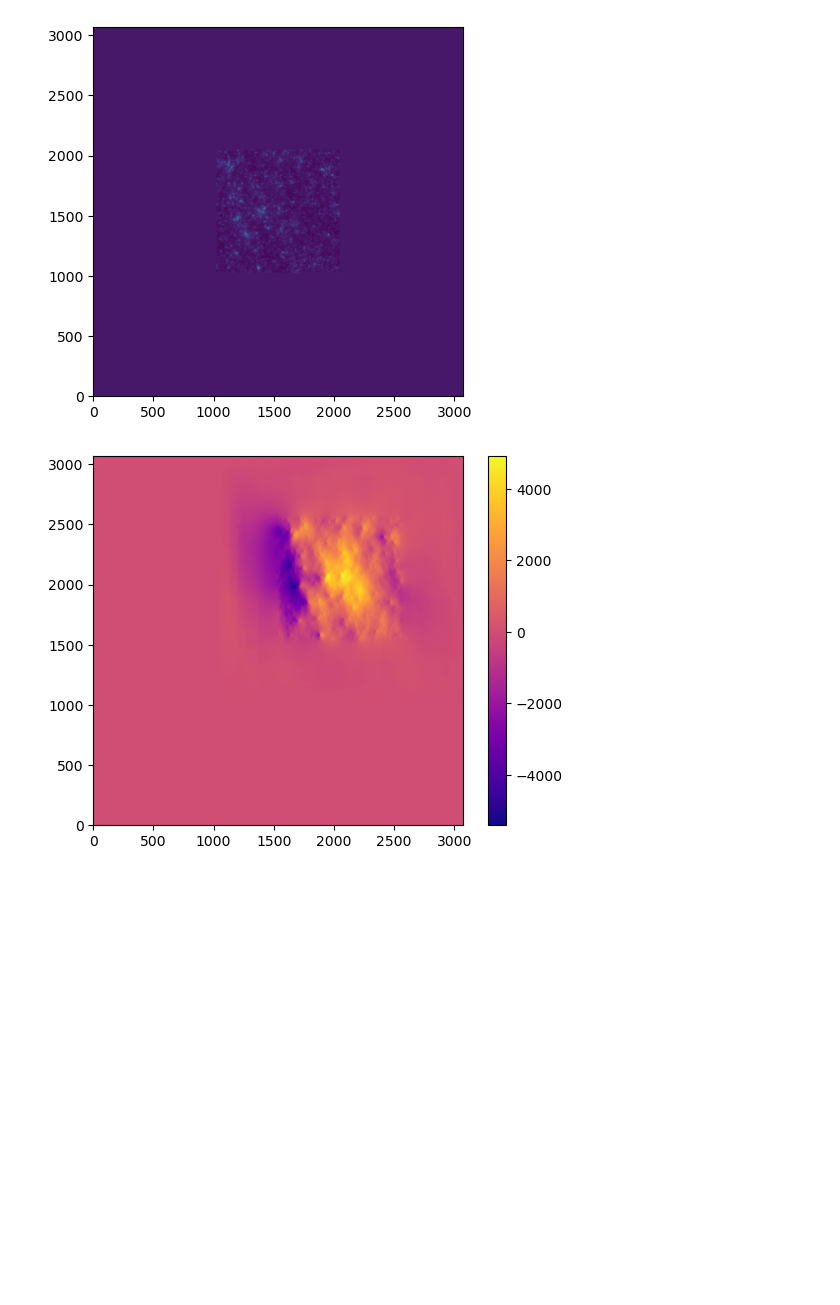
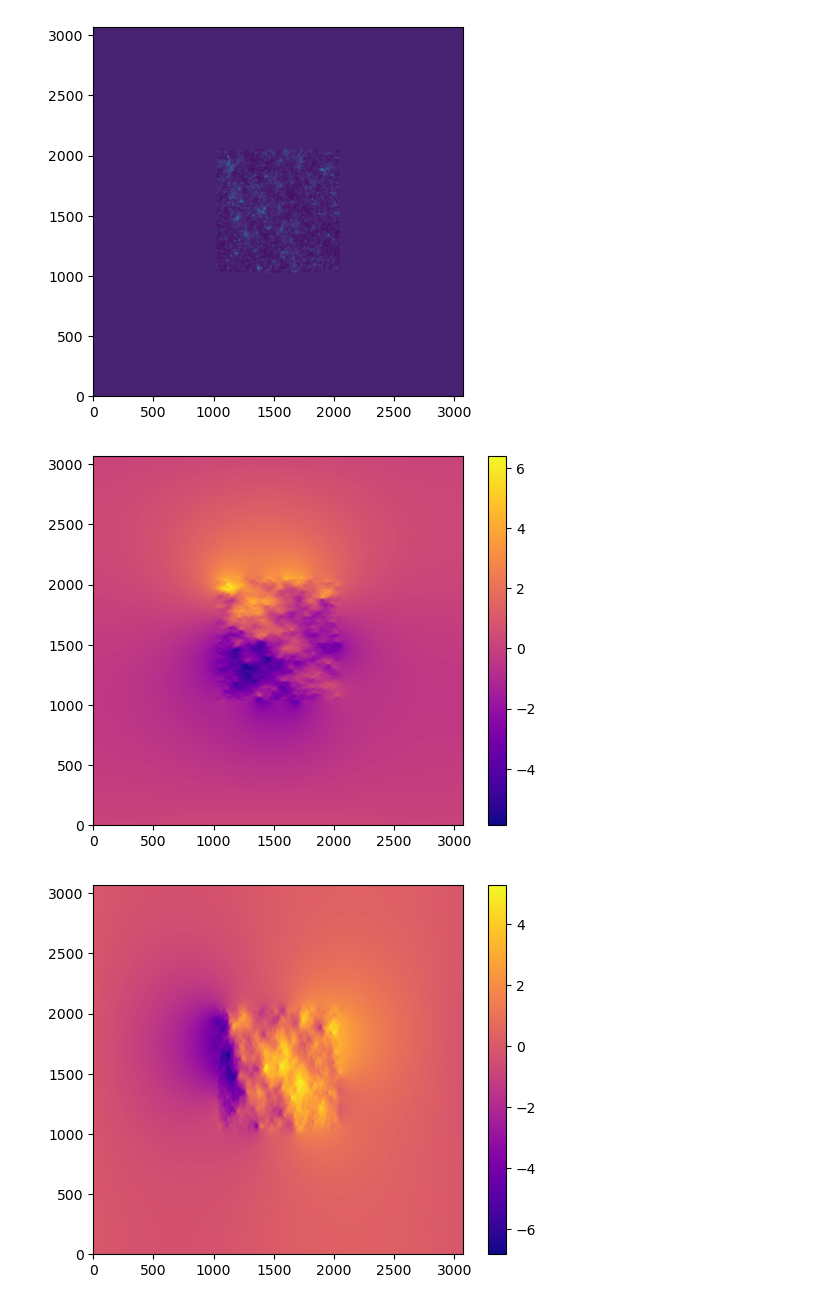
Before and after one commit to OliverRedhead/Gravitational-Lensing, a Jupyter notebook: My_Examples/deflector_testing.ipynb, the cells around one changed output. Saved outputs shown, nothing was run; the diff lists cells and outputs as text; code cells hidden in the pictures; blank space fills up the shorter version.

Commit message:
doing my own deflector class

```diff
--- a/My_Examples/deflector_testing.ipynb
+++ b/My_Examples/deflector_testing.ipynb
@@ -3,9 +3,9 @@ from deflector import Deflector
 import matplotlib.pyplot as plt
 import numpy as np
 # %%
-file = '../Meneghetti_Examples/mass_distributions/kappa.01.017.fits'
+file = '../Meneghetti_Examples/mass_distributions/kappa.01.023.fits'
 # %%
-df = Deflector(file,pad=True)
+df = Deflector(file,pad=True, padwidth=1)
 # %%
 plt.imshow(df.image(), origin='lower')
 plt.show()
@@ -14,8 +14,13 @@ plt.show()
 # %%
 ax,ay = df.deflection_map()
 
 cbar=plt.imshow(ax, origin='lower', cmap='plasma')
 plt.colorbar(cbar)
 plt.show()
+
+cbar=plt.imshow(ay, origin='lower', cmap='plasma')
+plt.colorbar(cbar)
+plt.show()
 # %% [output]
-[figure, old version]
+[figure, new version]
+[figure, added]
```
Also changed, not shown: parts of 1 cell of this notebook, 1 other file.
